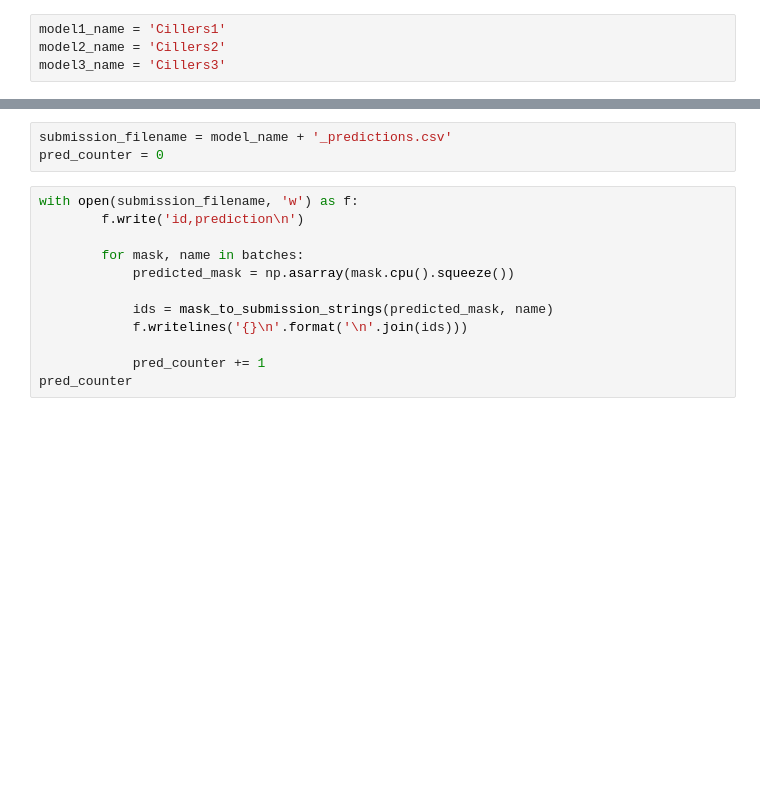
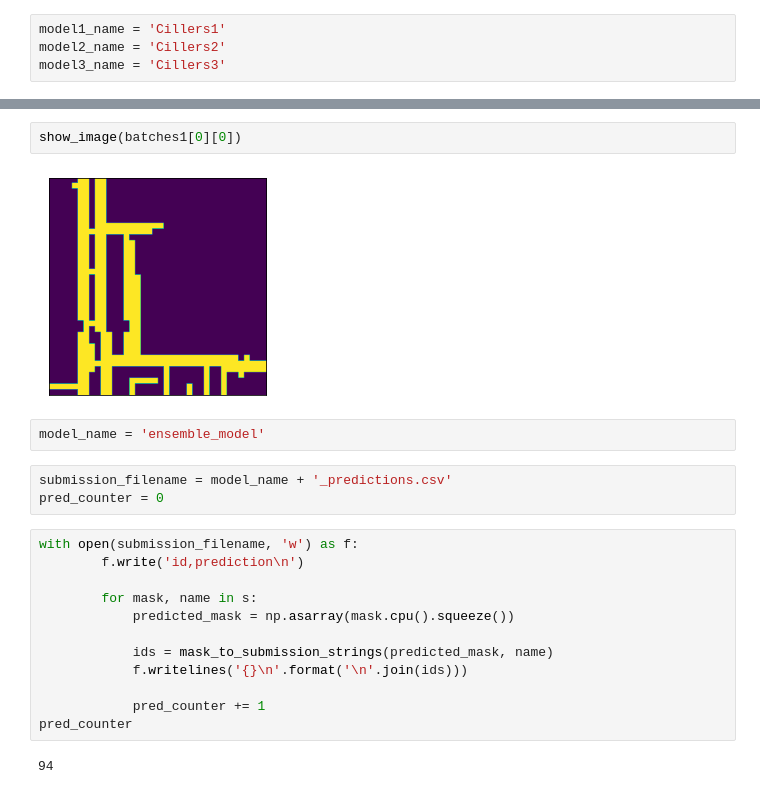
Before and after one commit to ehratjon/cil_2021, a Jupyter notebook: majority_voting.ipynb, the cells around one changed output, grey strips where cells are left out. Cells and saved outputs as stored; diff of their text form; blank space fills up the shorter version.

```diff
--- a/majority_voting.ipynb
+++ b/majority_voting.ipynb
@@ -400,3 +448,9 @@ y_preds_final.append(mask_maj)
+# %%
+show_image(batches1[0][0])
+# %% [output]
+[figure, added]
+# %%
+model_name = 'ensemble_model'
 # %%
 submission_filename = model_name + '_predictions.csv'
 pred_counter = 0
@@ -404,7 +458,7 @@ pred_counter = 0
 with open(submission_filename, 'w') as f:
         f.write('id,prediction\n')
 
-        for mask, name in batches:
+        for mask, name in s:
             predicted_mask = np.asarray(mask.cpu().squeeze())
 
             ids = mask_to_submission_strings(predicted_mask, name)
@@ -412,3 +466,5 @@ with open(submission_filename, 'w') as f:
 
             pred_counter += 1
 pred_counter
+# %% [output]
+94
```
Also changed, not shown: parts of 9 cells of this notebook, 1 other file.
